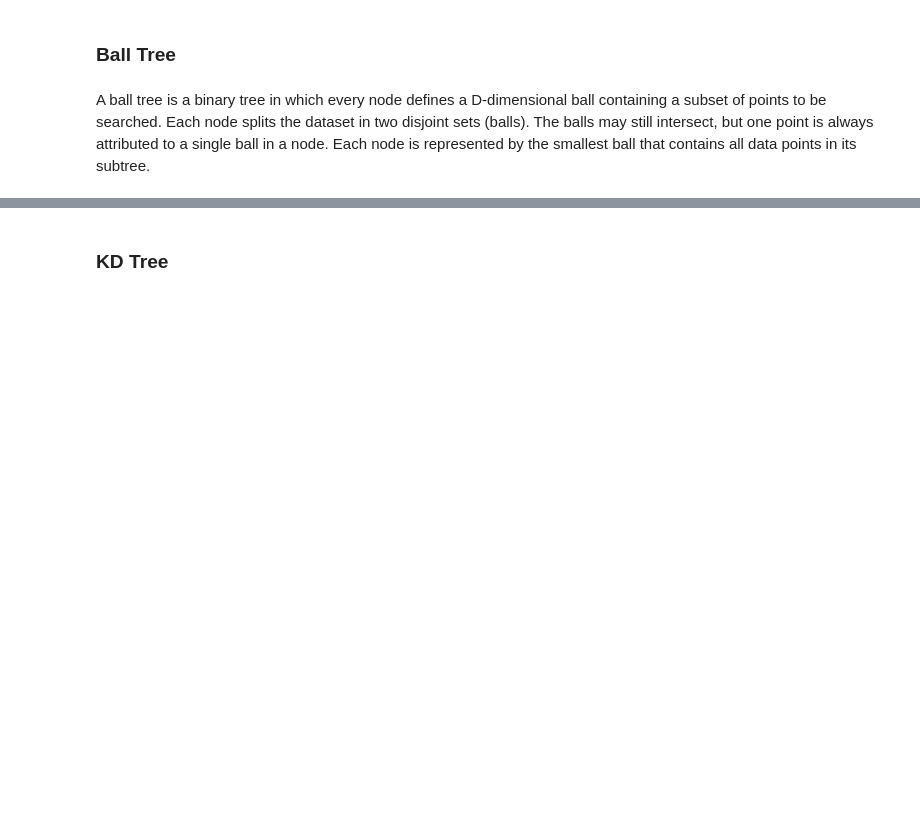
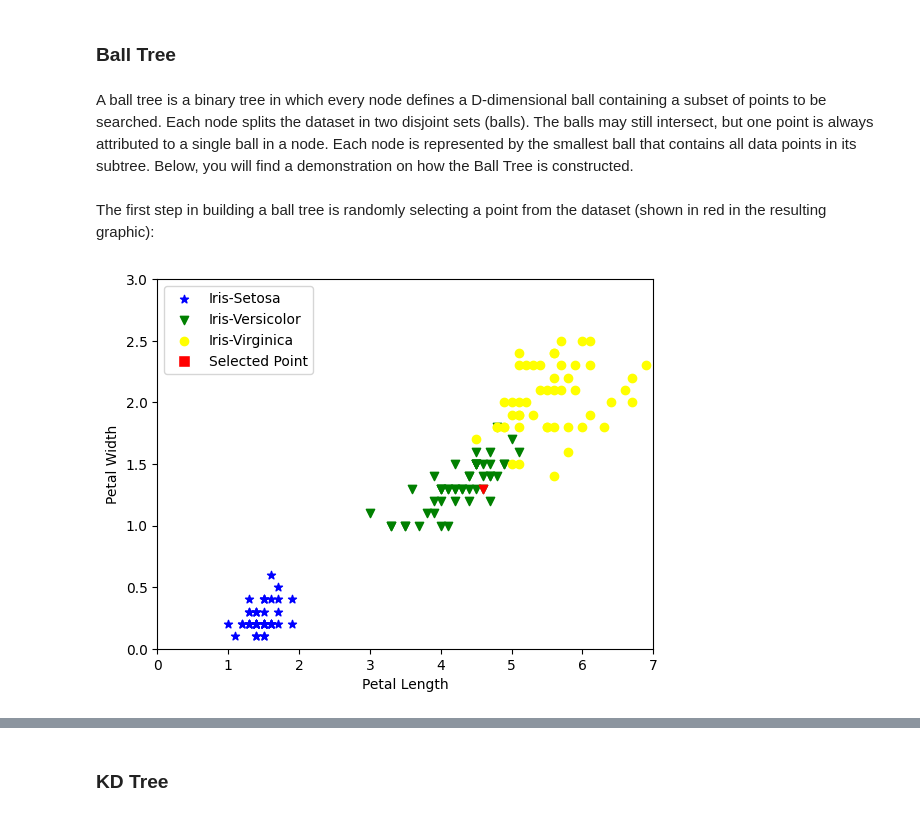
Before and after one commit to davidterroso/ML, a Jupyter notebook: classification/knn.ipynb, the cells around one changed output, grey strips where cells are left out. Saved outputs shown, nothing was run; the diff lists cells and outputs as text; code cells hidden in the pictures; blank space fills up the shorter version.

Commit message:
progress in ball tree

```diff
--- a/classification/knn.ipynb
+++ b/classification/knn.ipynb
@@ -425,10 +425,73 @@ To make a prediction, we calculated the distance of a point to all other points
 # %% [markdown]
 ### Ball Tree <a id="ball-tree"></a>
 # %% [markdown]
-A ball tree is a binary tree in which every node defines a D-dimensional ball containing a subset of points to be searched. Each node splits the dataset in two disjoint sets (balls). The balls may still intersect, but one point is always attributed to a single ball in a node. Each node is represented by the smallest ball that contains all data points in its subtree.
+A ball tree is a binary tree in which every node defines a D-dimensional ball containing a subset of points to be searched. Each node splits the dataset in two disjoint sets (balls). The balls may still intersect, but one point is always attributed to a single ball in a node. Each node is represented by the smallest ball that contains all data points in its subtree. Below, you will find a demonstration on how the Ball Tree is constructed.
 # %%
+# Loading data
 from typing import cast, Dict
 from sklearn.datasets import load_iris
 
 iris = cast(Dict, load_iris())
 X = iris['data'][:, 2:]
+y = iris['target']
+
+RANDOM_STATE = 8
+# %% [markdown]
+The first step in building a ball tree is randomly selecting a point from the dataset (shown in red in the resulting graphic):
+# %%
+from random import choice, seed
+import matplotlib.pyplot as plt
+from matplotlib.colors import ListedColormap
+from matplotlib.lines import Line2D
+
+seed(RANDOM_STATE)
+initial_random_point = choice(X)
+initial_random_point_class = choice(y)
+
+
+x_min, x_max = 0, 7
+y_min, y_max = 0, 3
+
+
+label_to_marker = {
+    0: "*",
+    1: "v",
+    2: "o",
+}
+
+
+X_setosa = X[y==0]
+X_versicolor = X[y==1]
+X_virginica = X[y==2]
+
+cmap = ListedColormap(["#a5d8ff", "#a5ffa6", "#feffa5"])
+
+plt.axis((0.,7., 0.,3.))
+plt.scatter(X_setosa[:,0], X_setosa[:,1], marker="*", c="blue", label="Iris-Setosa")
+plt.scatter(X_versicolor[:,0], X_versicolor[:,1], marker="v", c="green", label="Iris-Versicolor")
+plt.scatter(X_virginica[:,0], X_virginica[:,1], marker="o", c="yellow", label="Iris-Virginica")
+plt.scatter(initial_random_point[0],
+            initial_random_point[1],
+            marker=label_to_marker[initial_random_point_class],
+            c="red")
+plt.xlabel("Petal Length")
+plt.ylabel("Petal Width")
+
+knn_legend = Line2D(
+    [0], [0],
+    marker='s',
+    color='w',
+    markerfacecolor='red',
+    markersize=8,
+    label='Random Point'
+)
+handles, labels = plt.gca().get_legend_handles_labels()
+
+handles.append(knn_legend)
+labels.append("Selected Point")
+
+plt.legend(handles, labels, loc=2)
+
+plt.show()
+# %% [output]
+[figure, added]
```
Also changed, not shown: parts of 6 cells of this notebook.
